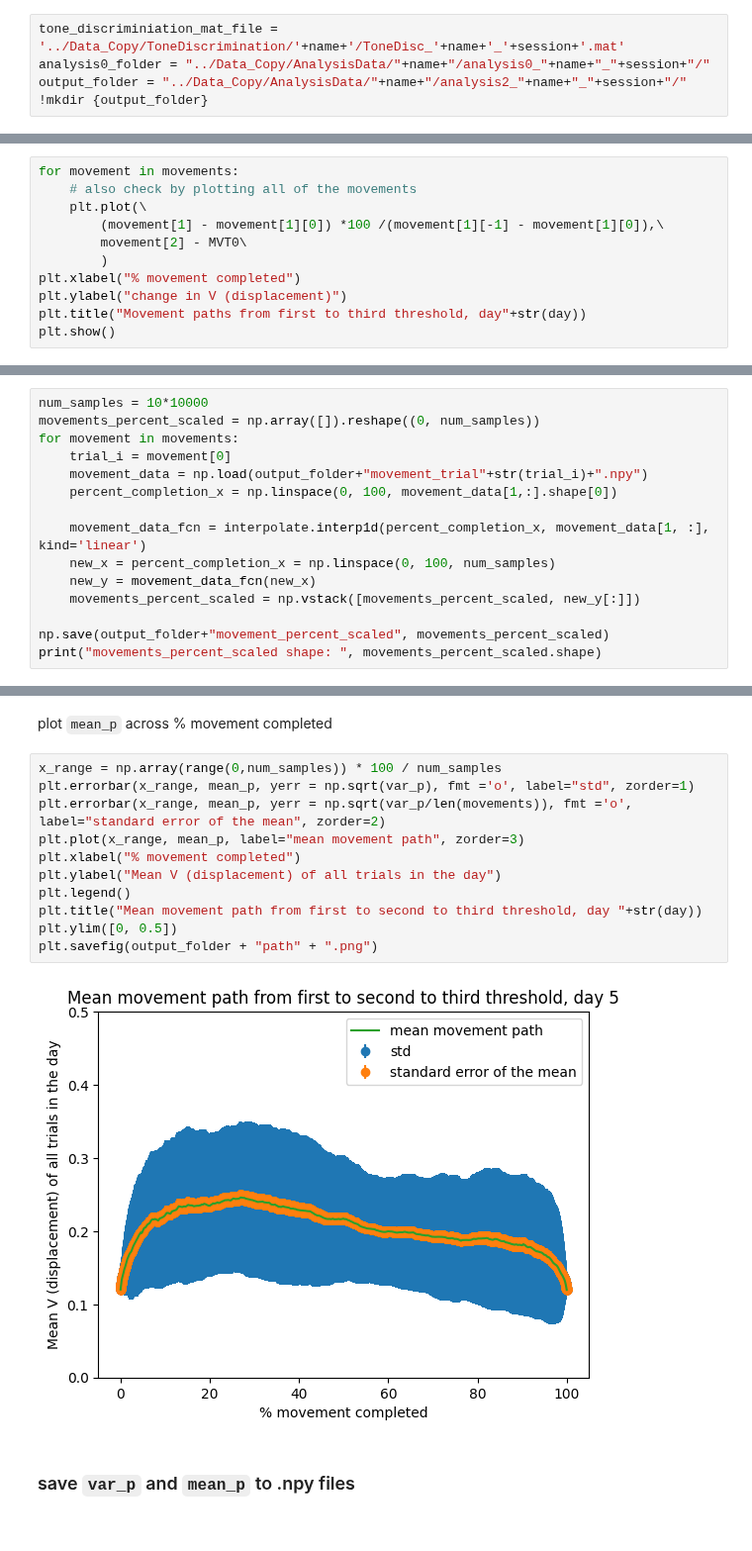
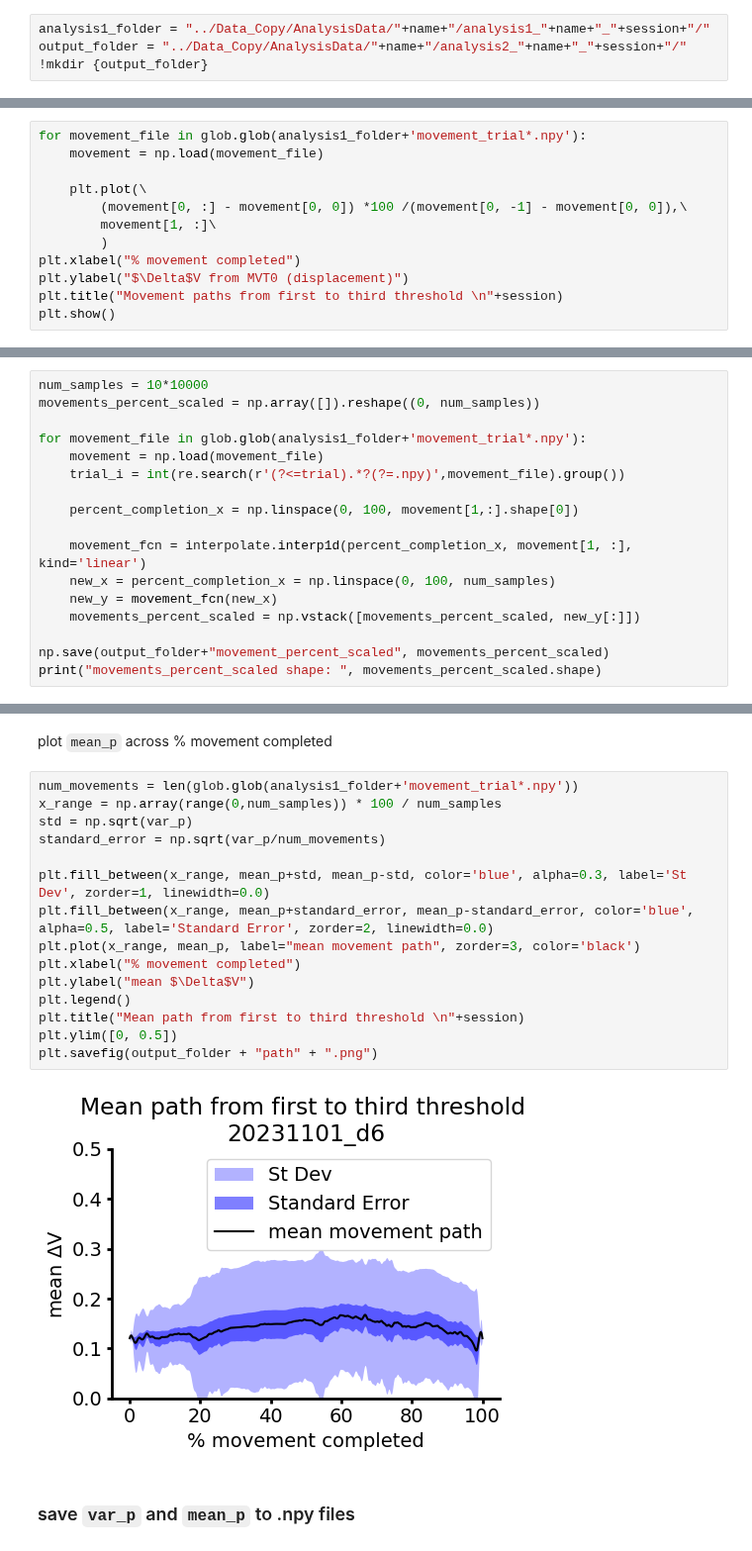
Before and after one commit to paulazoo/behavior, a Jupyter notebook: analysis/analysis2_var_p.ipynb, the cells around one changed output, grey strips where cells are left out. Shown at 99% size. Saved outputs shown, nothing was run; the diff lists cells and outputs as text.

```diff
--- a/analysis/analysis2_var_p.ipynb
+++ b/analysis/analysis2_var_p.ipynb
@@ -36,5 +45,4 @@ day = 5
 # %%
-tone_discriminiation_mat_file = '../Data_Copy/ToneDiscrimination/'+name+'/ToneDisc_'+name+'_'+session+'.mat'
-analysis0_folder = "../Data_Copy/AnalysisData/"+name+"/analysis0_"+name+"_"+session+"/"
+analysis1_folder = "../Data_Copy/AnalysisData/"+name+"/analysis1_"+name+"_"+session+"/"
 output_folder = "../Data_Copy/AnalysisData/"+name+"/analysis2_"+name+"_"+session+"/"
 !mkdir {output_folder}
@@ -230,14 +49,15 @@ for movement in movements:
 # %% [markdown]
 ### Plot the movement paths across % movement completed as the x-axis
 # %%
-for movement in movements:
-    # also check by plotting all of the movements
+for movement_file in glob.glob(analysis1_folder+'movement_trial*.npy'):
+    movement = np.load(movement_file)
+
     plt.plot(\
-        (movement[1] - movement[1][0]) *100 /(movement[1][-1] - movement[1][0]),\
-        movement[2] - MVT0\
+        (movement[0, :] - movement[0, 0]) *100 /(movement[0, -1] - movement[0, 0]),\
+        movement[1, :]\
         )
 plt.xlabel("% movement completed")
-plt.ylabel("change in V (displacement)")
-plt.title("Movement paths from first to third threshold, day"+str(day))
+plt.ylabel("$\Delta$V from MVT0 (displacement)")
+plt.title("Movement paths from first to third threshold \n"+session)
 plt.show()
 # %% [output]
@@ -252,14 +72,16 @@ Save all of them together in `movements_percent_scaled` and then into "movements
 # %%
 num_samples = 10*10000
 movements_percent_scaled = np.array([]).reshape((0, num_samples))
-for movement in movements:
-    trial_i = movement[0]
-    movement_data = np.load(output_folder+"movement_trial"+str(trial_i)+".npy")
-    percent_completion_x = np.linspace(0, 100, movement_data[1,:].shape[0])
 
-    movement_data_fcn = interpolate.interp1d(percent_completion_x, movement_data[1, :], kind='linear')
+for movement_file in glob.glob(analysis1_folder+'movement_trial*.npy'):
+    movement = np.load(movement_file)
+    trial_i = int(re.search(r'(?<=trial).*?(?=.npy)',movement_file).group())
+
+    percent_completion_x = np.linspace(0, 100, movement[1,:].shape[0])
+
+    movement_fcn = interpolate.interp1d(percent_completion_x, movement[1, :], kind='linear')
     new_x = percent_completion_x = np.linspace(0, 100, num_samples)
-    new_y = movement_data_fcn(new_x)
+    new_y = movement_fcn(new_x)
     movements_percent_scaled = np.vstack([movements_percent_scaled, new_y[:]])
 
 np.save(output_folder+"movement_percent_scaled", movements_percent_scaled)
@@ -289,18 +111,22 @@ mean_p=np.mean(movements_percent_scaled, axis=0)
 # %% [markdown]
 plot `mean_p` across % movement completed
 # %%
+num_movements = len(glob.glob(analysis1_folder+'movement_trial*.npy'))
 x_range = np.array(range(0,num_samples)) * 100 / num_samples
-plt.errorbar(x_range, mean_p, yerr = np.sqrt(var_p), fmt ='o', label="std", zorder=1)
-plt.errorbar(x_range, mean_p, yerr = np.sqrt(var_p/len(movements)), fmt ='o', label="standard error of the mean", zorder=2)
-plt.plot(x_range, mean_p, label="mean movement path", zorder=3)
+std = np.sqrt(var_p)
+standard_error = np.sqrt(var_p/num_movements)
+
+plt.fill_between(x_range, mean_p+std, mean_p-std, color='blue', alpha=0.3, label='St Dev', zorder=1, linewidth=0.0)
+plt.fill_between(x_range, mean_p+standard_error, mean_p-standard_error, color='blue', alpha=0.5, label='Standard Error', zorder=2, linewidth=0.0)
+plt.plot(x_range, mean_p, label="mean movement path", zorder=3, color='black')
 plt.xlabel("% movement completed")
-plt.ylabel("Mean V (displacement) of all trials in the day")
+plt.ylabel("mean $\Delta$V")
 plt.legend()
-plt.title("Mean movement path from first to second to third threshold, day "+str(day))
+plt.title("Mean path from first to third threshold \n"+session)
 plt.ylim([0, 0.5])
 plt.savefig(output_folder + "path" + ".png")
 # %% [output]
-[figure, old version]
+[figure, new version]
 # %% [markdown]
 ### save `var_p` and `mean_p` to .npy files
 # %%
```
Also changed, not shown: parts of 18 cells of this notebook, 42 other files.
